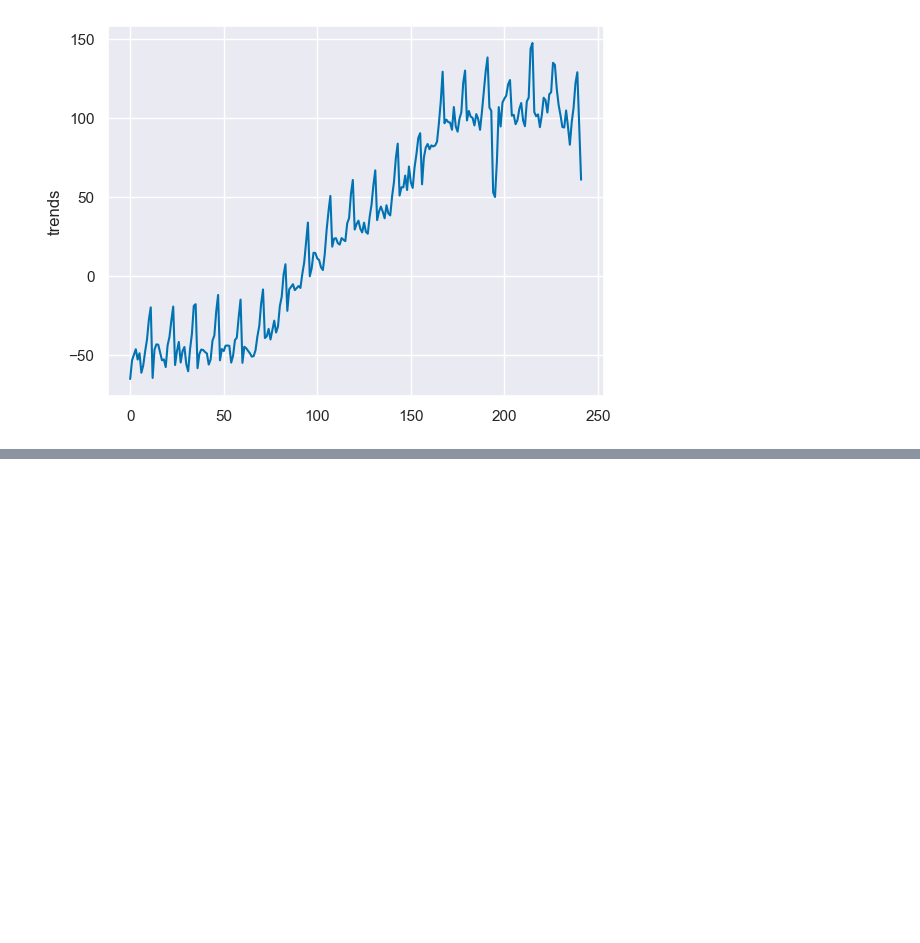
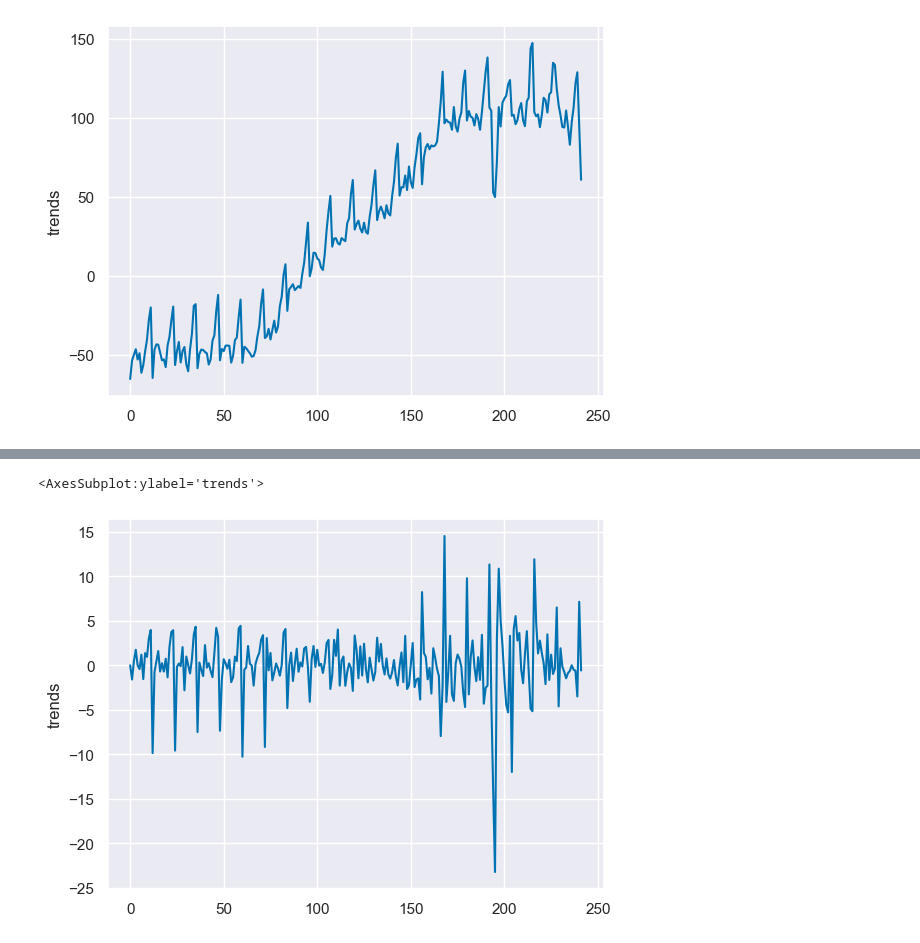
Before and after one commit to aycannon/diss, a Jupyter notebook: Pillar 2/google_trends.ipynb, the cells around one changed output, grey strips where cells are left out. Drawn from its saved outputs; the diff is of its cells as text; code cells hidden in the pictures; blank space fills up the shorter version.

```diff
--- a/Pillar 2/google_trends.ipynb
+++ b/Pillar 2/google_trends.ipynb
@@ -75,3 +67,9 @@ sns.lineplot(gt_w['trends'])
 # %% [output]
 <AxesSubplot:ylabel='trends'>
 [figure]
+# %%
+
+std = pd.read_excel('diss_data/std_gt.xlsx')
+std_rot = [-0.0268,0.4361,0.2970,0.4448,0.1754,0.0226,-0.0843,-0.1768,-0.3240,0.0958,0.2119,0.1849,0.1853,0.2209,0.0963,0.1309,0.0688,-0.2044,-0.2247,-0.1791,0.1469]
+# %%
+std_new = std.filter(regex= "std")
@@ -77,0 +86,7 @@ sns.lineplot(gt_w['trends'])
+# %%
+for col in std_new.columns:
+    if col.startswith('std_resid_'):
+        new_col_name = col.split('_')[2]  # Extract the variable name
+        std_new.rename(columns={col: new_col_name}, inplace=True)
+
+std_new.head()
@@ -77,0 +101,10 @@ sns.lineplot(gt_w['trends'])
+# %%
+std_w = pd.DataFrame()
+for i in range(0,len(var)):
+    std_w[var[i]] = std_new[var[i]]*std_rot[i]
+# %%
+std_w['trends'] = std_w.sum(axis = 1)
+sns.lineplot(std_w['trends'])
+# %% [output]
+<AxesSubplot:ylabel='trends'>
+[figure, added]
```
Also changed, not shown: parts of 3 cells of this notebook.
